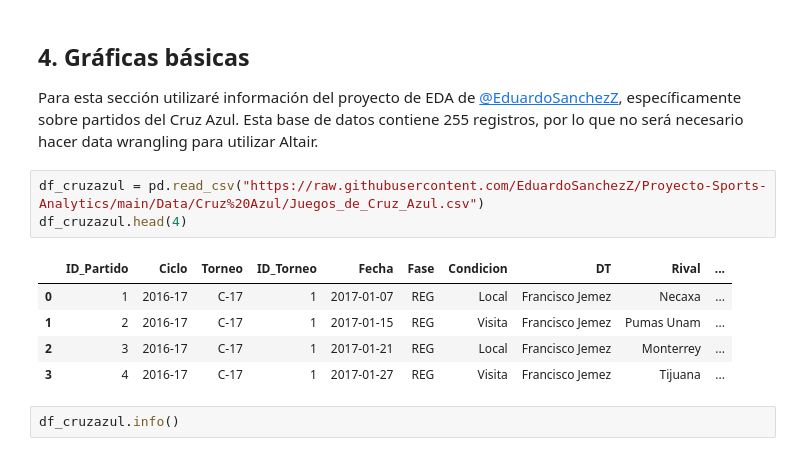
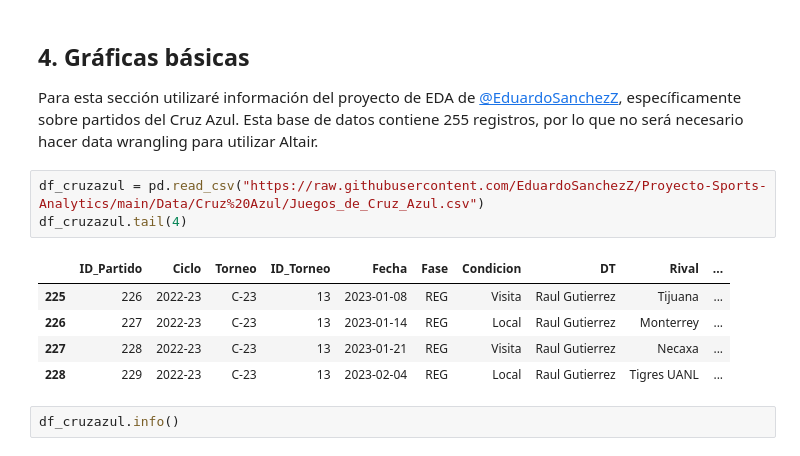
Before and after one commit to vcuspinera/UDG_MCD_Project_Dev_I, a Jupyter notebook: actividades/12_Viz_Altair.ipynb, the cells around one changed output. Cells and saved outputs as stored; diff of their text form.

```diff
--- a/actividades/12_Viz_Altair.ipynb
+++ b/actividades/12_Viz_Altair.ipynb
@@ -103,13 +103,13 @@ Finalmente, algo importante que habrá que tomar en cuenta son los siguientes **
 Para esta sección utilizaré información del proyecto de EDA de [@EduardoSanchezZ](https://github.com/EduardoSanchezZ/Proyecto-Sports-Analytics), específicamente sobre partidos del Cruz Azul. Esta base de datos contiene 255 registros, por lo que no será necesario hacer data wrangling para utilizar Altair.
 # %%
 df_cruzazul = pd.read_csv("https://raw.githubusercontent.com/EduardoSanchezZ/Proyecto-Sports-Analytics/main/Data/Cruz%20Azul/Juegos_de_Cruz_Azul.csv")
-df_cruzazul.head(4)
+df_cruzazul.tail(4)
 # %% [output]
 |  | ID_Partido | Ciclo | Torneo | ID_Torneo | Fecha | Fase | Condicion | DT | Rival | ... |
-| 0 | 1 | 2016-17 | C-17 | 1 | 2017-01-07 | REG | Local | Francisco Jemez | Necaxa | ... |
-| 1 | 2 | 2016-17 | C-17 | 1 | 2017-01-15 | REG | Visita | Francisco Jemez | Pumas Unam | ... |
-| 2 | 3 | 2016-17 | C-17 | 1 | 2017-01-21 | REG | Local | Francisco Jemez | Monterrey | ... |
-| 3 | 4 | 2016-17 | C-17 | 1 | 2017-01-27 | REG | Visita | Francisco Jemez | Tijuana | ... |
+| 225 | 226 | 2022-23 | C-23 | 13 | 2023-01-08 | REG | Visita | Raul Gutierrez | Tijuana | ... |
+| 226 | 227 | 2022-23 | C-23 | 13 | 2023-01-14 | REG | Local | Raul Gutierrez | Monterrey | ... |
+| 227 | 228 | 2022-23 | C-23 | 13 | 2023-01-21 | REG | Visita | Raul Gutierrez | Necaxa | ... |
+| 228 | 229 | 2022-23 | C-23 | 13 | 2023-02-04 | REG | Local | Raul Gutierrez | Tigres UANL | ... |
 # %%
 df_cruzazul.info()
 # %% [output]
```
Also changed, not shown: parts of 4 cells of this notebook, 1 other file.
